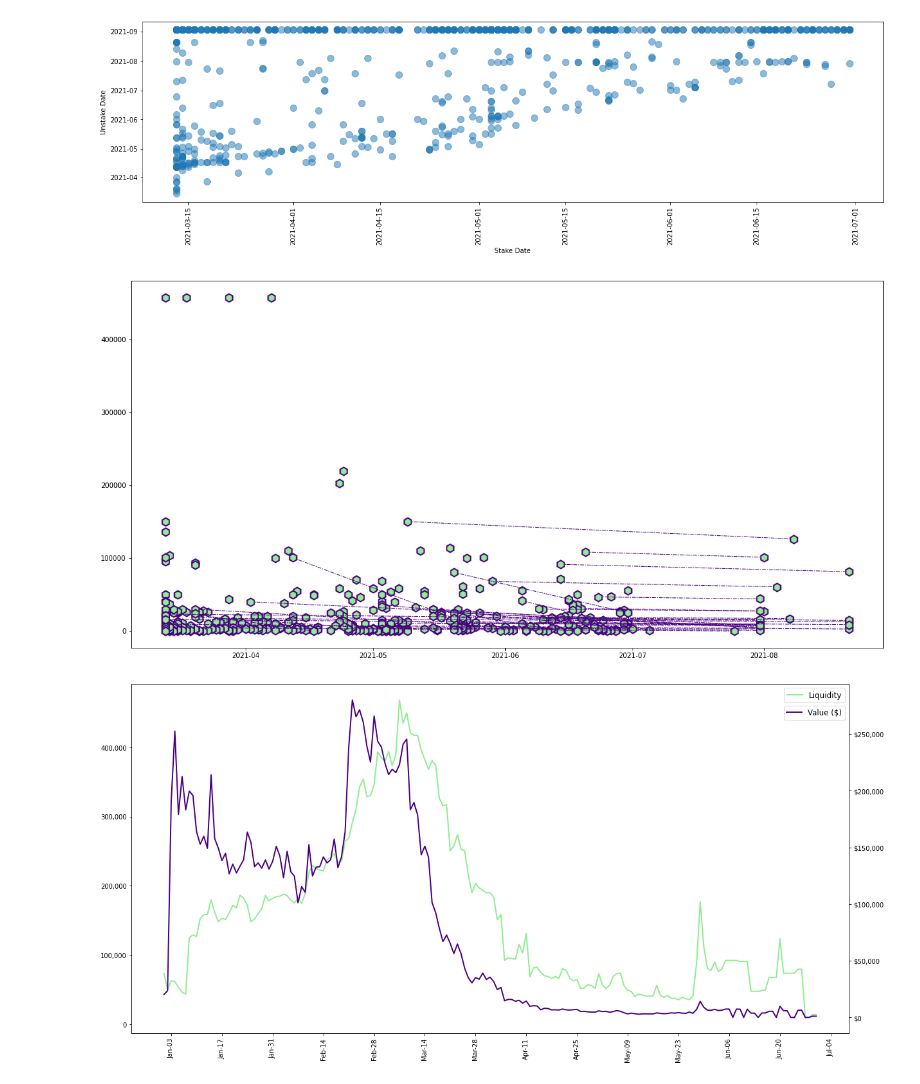
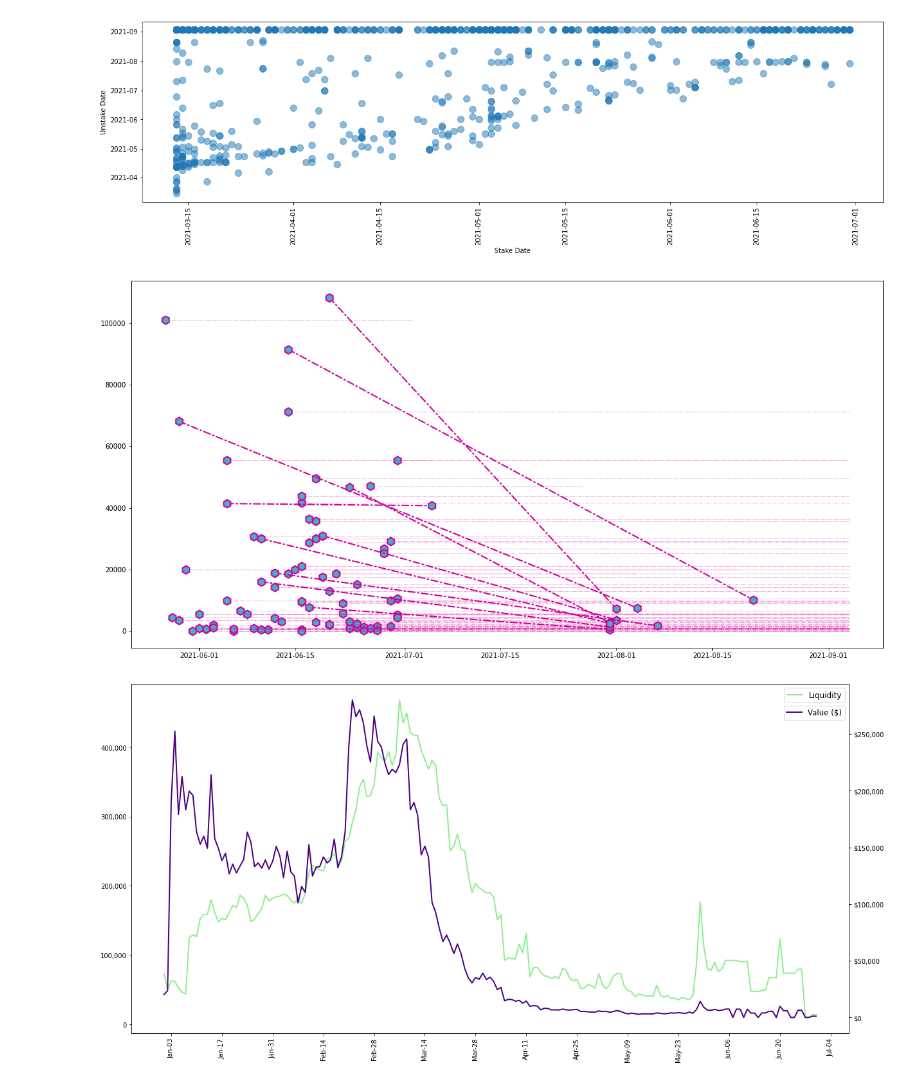
Before and after one commit to seanbhart/flashV2-analysis, a Jupyter notebook: FlashV2_AnalysisSQL.ipynb, the cells around one changed output. Saved outputs shown, nothing was run; the diff lists cells and outputs as text; code cells hidden in the pictures.

```diff
--- a/FlashV2_AnalysisSQL.ipynb
+++ b/FlashV2_AnalysisSQL.ipynb
@@ -373,31 +373,35 @@ plt.show()
 # %%
 freq = pd.read_sql("""SELECT amountin, stakedatetime, coalesce(unstakedatetime, CURRENT_DATE) AS unstakedatetime, unstakeearlyburnedamount
 FROM stakes
 WHERE stakedatetime < '2021-07-01'::date AND flashversion=2
 ORDER BY stakedatetime DESC;""",conn)
 
 # ax = freq.plot.scatter(x="Stake Date", y="Number of Stakes", s=freq["Total Staked"] / 200, rot=90, alpha=0.5, figsize=(20,5));
 plt.figure(figsize=(20, 10))
 # plt.scatter(freq["Unstake Date"], freq["Stake Date"], s=100, c='red');
 # plt.plot(freq["Unstake Date"], freq["Stake Date"]);
 # plt.title("Circle size is total amount staked on the indicated day.")
 x1 = freq["stakedatetime"]
 x2 = freq["unstakedatetime"]
 y1 = freq["amountin"]
 y2 = freq["unstakeearlyburnedamount"]
 for i in range(0, len(x), 2):
-    plt.plot([x1[i],x2[i]], [y1[i],y2[i]], color='#4b0082', linewidth=1,
-         linestyle=(0, (5, 2, 1, 2)), dash_capstyle='round')
-    plt.plot([x1[i]], [y1[i]], color='#4b0082', linewidth=4,
-         marker='h', markerfacecolor='lightgreen', markeredgewidth=2,
+    if np.isnan(y2[i]):
+        plt.plot([x1[i],x2[i]], [y1[i],y1[i]], color='#D10097', linewidth=1, alpha=0.3,
+             linestyle=(0, (5, 2, 1, 2)), dash_capstyle='round')
+    else:
+        plt.plot([x1[i],x2[i]], [y1[i],y1[i]-y2[i]], color='#D10097', linewidth=2,
+            linestyle=(0, (5, 2, 1, 2)), dash_capstyle='round')
+    plt.plot([x1[i]], [y1[i]], color='#D10097', linewidth=4,
+         marker='h', markerfacecolor='#43B0CA', markeredgewidth=2,
          markersize=12, markevery=3)
-    plt.plot([x2[i]], [y2[i]], color='#4b0082', linewidth=4,
-         marker='h', markerfacecolor='lightgreen', markeredgewidth=2,
+    plt.plot([x2[i]], [y1[i]-y2[i]], color='#D10097', linewidth=4,
+         marker='h', markerfacecolor='#43B0CA', markeredgewidth=2,
          markersize=12, markevery=3)
 
 plt.show()
 # %% [output]
-[figure, old version]
+[figure, new version]
 # %%
 px = pd.read_sql("""SELECT *
 FROM uniswap;""",conn)
```
Also changed, not shown: parts of 1 cell of this notebook.
